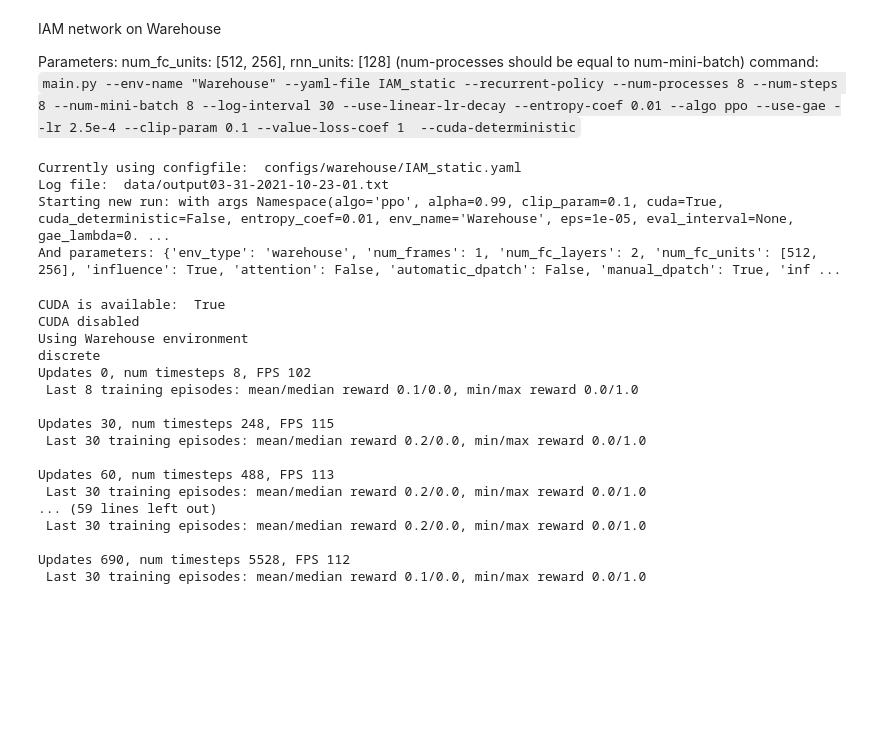
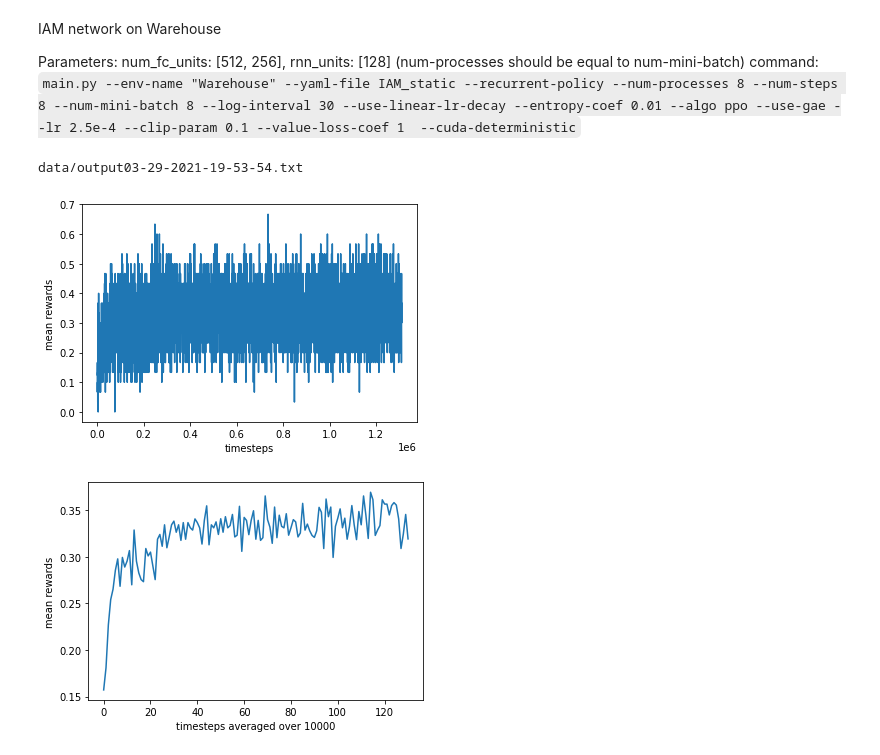
Before and after one commit to gijskoning/Reproducibility_project, a Jupyter notebook: experiments.ipynb, the cells around one changed output. Cells and saved outputs as stored; diff of their text form; code cells hidden in the pictures; blank space fills up the shorter version.

Commit message:
Fix averaged over plot

```diff
--- a/experiments.ipynb
+++ b/experiments.ipynb
@@ -25,28 +26,12 @@ command: `main.py --env-name "Warehouse" --yaml-file IAM_static --recurrent-poli
 args = "--env-name Warehouse --yaml-file IAM_static --recurrent-policy --num-processes 1 --num-steps 8 --num-mini-batch 1 --log-interval 30 --use-linear-lr-decay --entropy-coef 0.01 --algo ppo --use-gae --lr 2.5e-4 --clip-param 0.1 --value-loss-coef 1"
 arg_list = args.split(" ")
 main = Main(arg_list)
+main.run()
-# %% [output]
-Currently using configfile:  configs/warehouse/IAM_static.yaml
-Log file:  data/output03-31-2021-10-23-01.txt
-Starting new run: with args Namespace(algo='ppo', alpha=0.99, clip_param=0.1, cuda=True, cuda_deterministic=False, entropy_coef=0.01, env_name='Warehouse', eps=1e-05, eval_interval=None, gae_lambda=0. ...
-And parameters: {'env_type': 'warehouse', 'num_frames': 1, 'num_fc_layers': 2, 'num_fc_units': [512, 256], 'influence': True, 'attention': False, 'automatic_dpatch': False, 'manual_dpatch': True, 'inf ...
-# %%
-main.run()
-# %% [output]
-CUDA is available:  True
-CUDA disabled
-Using Warehouse environment
-discrete
-Updates 0, num timesteps 8, FPS 102
- Last 8 training episodes: mean/median reward 0.1/0.0, min/max reward 0.0/1.0
-
-Updates 30, num timesteps 248, FPS 115
- Last 30 training episodes: mean/median reward 0.2/0.0, min/max reward 0.0/1.0
-
-Updates 60, num timesteps 488, FPS 113
- Last 30 training episodes: mean/median reward 0.2/0.0, min/max reward 0.0/1.0
-... (59 lines left out)
- Last 30 training episodes: mean/median reward 0.2/0.0, min/max reward 0.0/1.0
-
-Updates 690, num timesteps 5528, FPS 112
- Last 30 training episodes: mean/median reward 0.1/0.0, min/max reward 0.0/1.0
+# %%
+# Trained IAM model: Missing total training time.
+# todo
+plot_data("output03-29-2021-19-53-54.txt")
+# %% [output]
+data/output03-29-2021-19-53-54.txt
+[figure, added]
+[figure, added]
```
Also changed, not shown: parts of 1 cell of this notebook, 1 other file.
